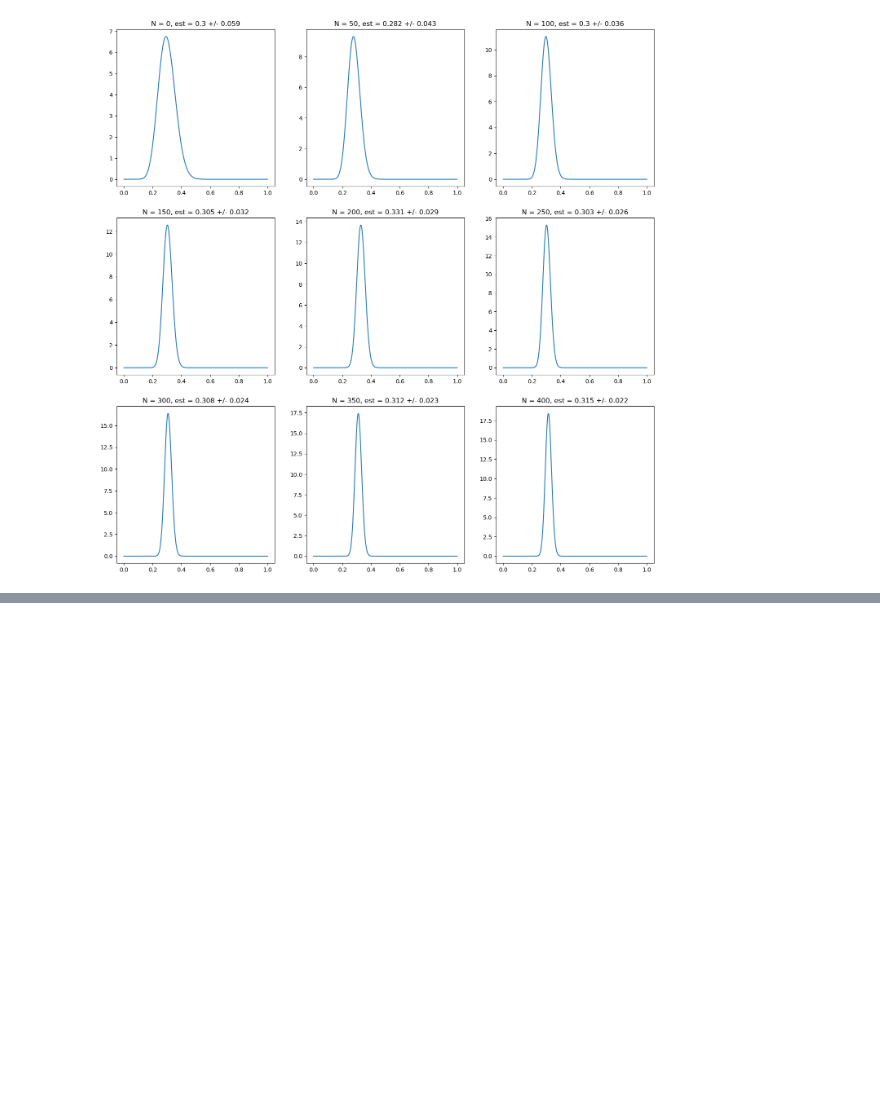
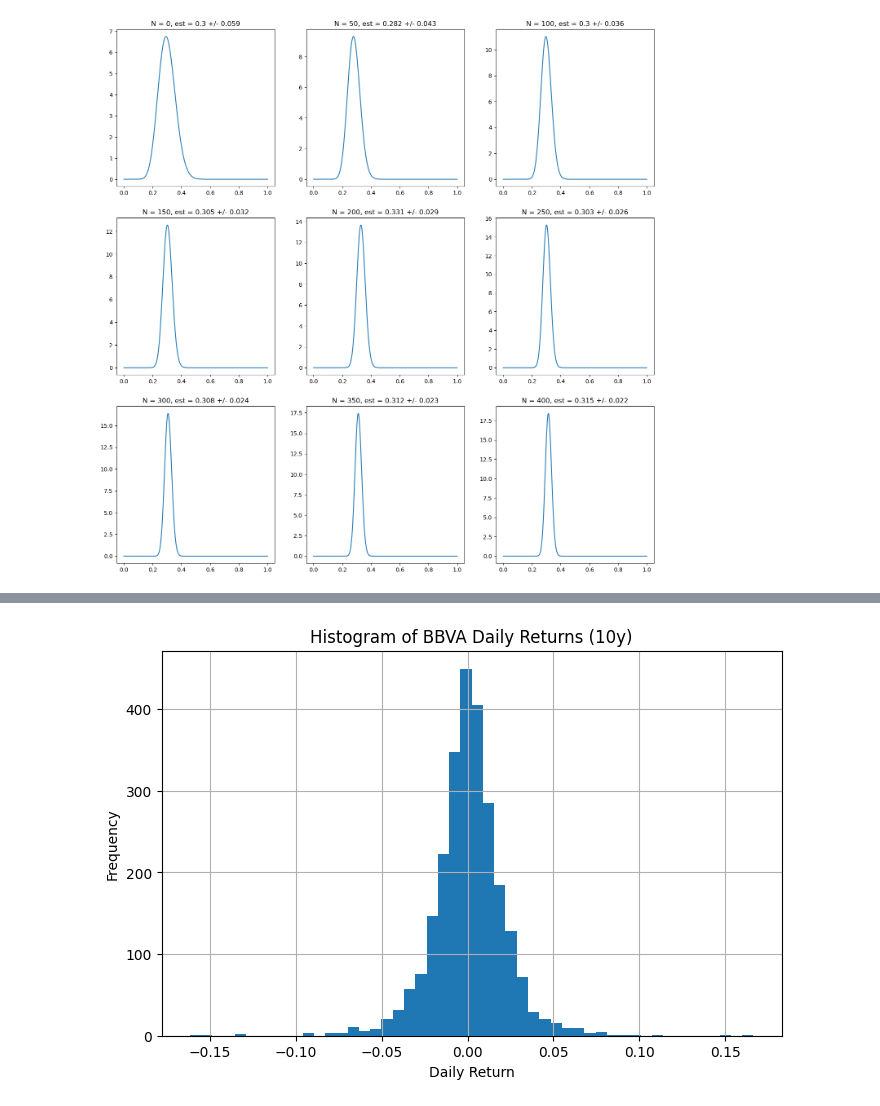
Before and after one commit to xaviweise/aaat, a Jupyter notebook: _build/jupyter_execute/notebooks/bayesian_theory.ipynb, the cells around one changed output, grey strips where cells are left out. Cells and saved outputs as stored; diff of their text form; code cells hidden in the pictures; blank space fills up the shorter version.

```diff
--- a/_build/jupyter_execute/notebooks/bayesian_theory.ipynb
+++ b/_build/jupyter_execute/notebooks/bayesian_theory.ipynb
@@ -111,0 +218,10 @@ for i in range(9):
+# %%
+import matplotlib.pyplot as plt
+
+bbva_ret.hist(bins=50, figsize=(8,5))
+plt.xlabel("Daily Return")
+plt.ylabel("Frequency")
+plt.title("Histogram of BBVA Daily Returns (10y)")
+plt.show()
+# %% [output]
+[figure, added]
```
Also changed, not shown: parts of 14 cells of this notebook, 41 other files.
